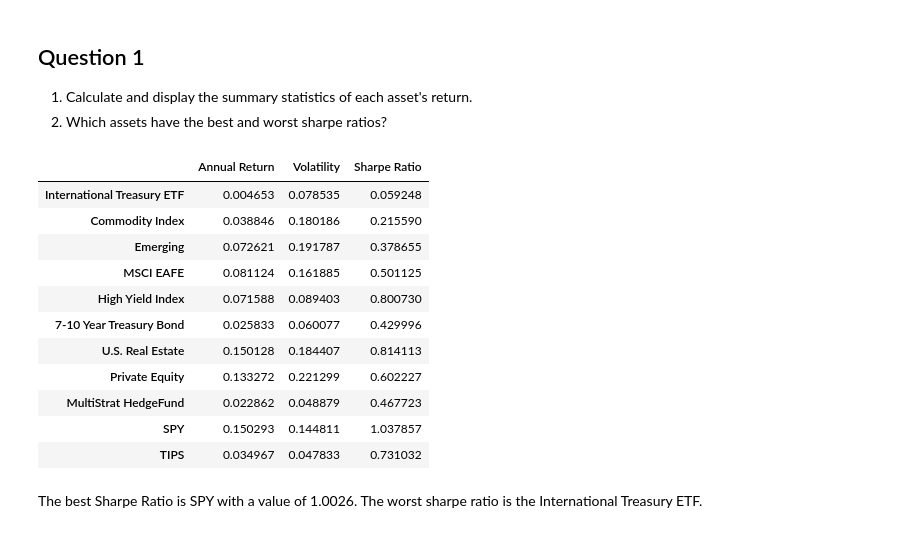
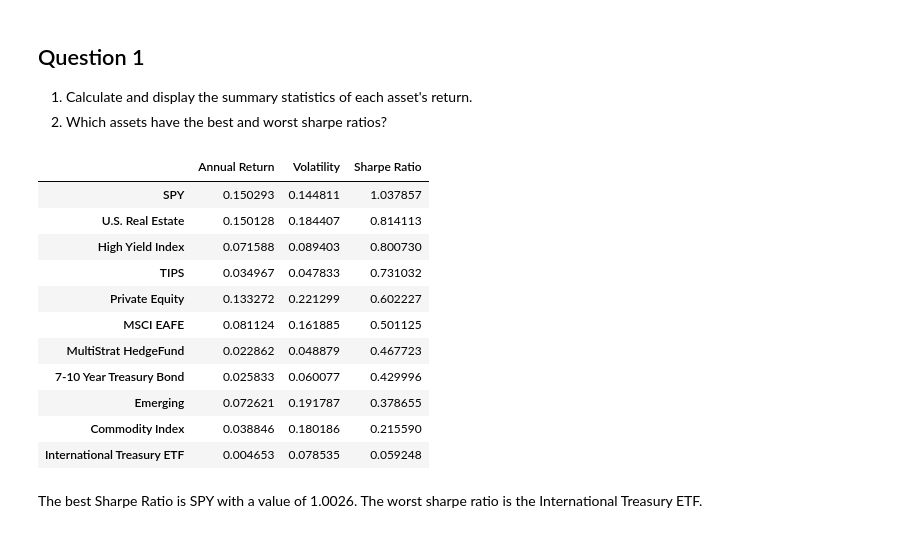
Before and after one commit to dcstein22/portfolio_theory, a Jupyter notebook: Homework_1.ipynb, the cells around one changed output. Drawn from its saved outputs; the diff is of its cells as text; code cells hidden in the pictures.

```diff
--- a/Homework_1.ipynb
+++ b/Homework_1.ipynb
@@ -63,22 +63,22 @@ total_return
 # %%
 # Scaling excess monthly return to yearly return
 annualized_mean = pd.DataFrame((total_return.mean()*12), columns = ["Annual Return"])
 annualized_mean["Volatility"] = total_return.std()*np.sqrt(12)
 annualized_mean["Sharpe Ratio"] = annualized_mean["Annual Return"]/annualized_mean["Volatility"]
-annualized_mean
+annualized_mean.sort_values(by = "Sharpe Ratio",ascending = False)
 # %% [output]
 |  | Annual Return | Volatility | Sharpe Ratio |
+| SPY | 0.150293 | 0.144811 | 1.037857 |
+| U.S. Real Estate | 0.150128 | 0.184407 | 0.814113 |
+| High Yield Index | 0.071588 | 0.089403 | 0.800730 |
+| TIPS | 0.034967 | 0.047833 | 0.731032 |
+| Private Equity | 0.133272 | 0.221299 | 0.602227 |
+| MSCI EAFE | 0.081124 | 0.161885 | 0.501125 |
+| MultiStrat HedgeFund | 0.022862 | 0.048879 | 0.467723 |
+| 7-10 Year Treasury Bond | 0.025833 | 0.060077 | 0.429996 |
+| Emerging | 0.072621 | 0.191787 | 0.378655 |
+| Commodity Index | 0.038846 | 0.180186 | 0.215590 |
 | International Treasury ETF | 0.004653 | 0.078535 | 0.059248 |
-| Commodity Index | 0.038846 | 0.180186 | 0.215590 |
-| Emerging | 0.072621 | 0.191787 | 0.378655 |
-| MSCI EAFE | 0.081124 | 0.161885 | 0.501125 |
-| High Yield Index | 0.071588 | 0.089403 | 0.800730 |
-| 7-10 Year Treasury Bond | 0.025833 | 0.060077 | 0.429996 |
-| U.S. Real Estate | 0.150128 | 0.184407 | 0.814113 |
-| Private Equity | 0.133272 | 0.221299 | 0.602227 |
-| MultiStrat HedgeFund | 0.022862 | 0.048879 | 0.467723 |
-| SPY | 0.150293 | 0.144811 | 1.037857 |
-| TIPS | 0.034967 | 0.047833 | 0.731032 |
 # %% [markdown]
 The best Sharpe Ratio is SPY with a value of 1.0026. The worst sharpe ratio is the International Treasury ETF.
 # %% [markdown]
```
Also changed, not shown: parts of 17 cells of this notebook.
